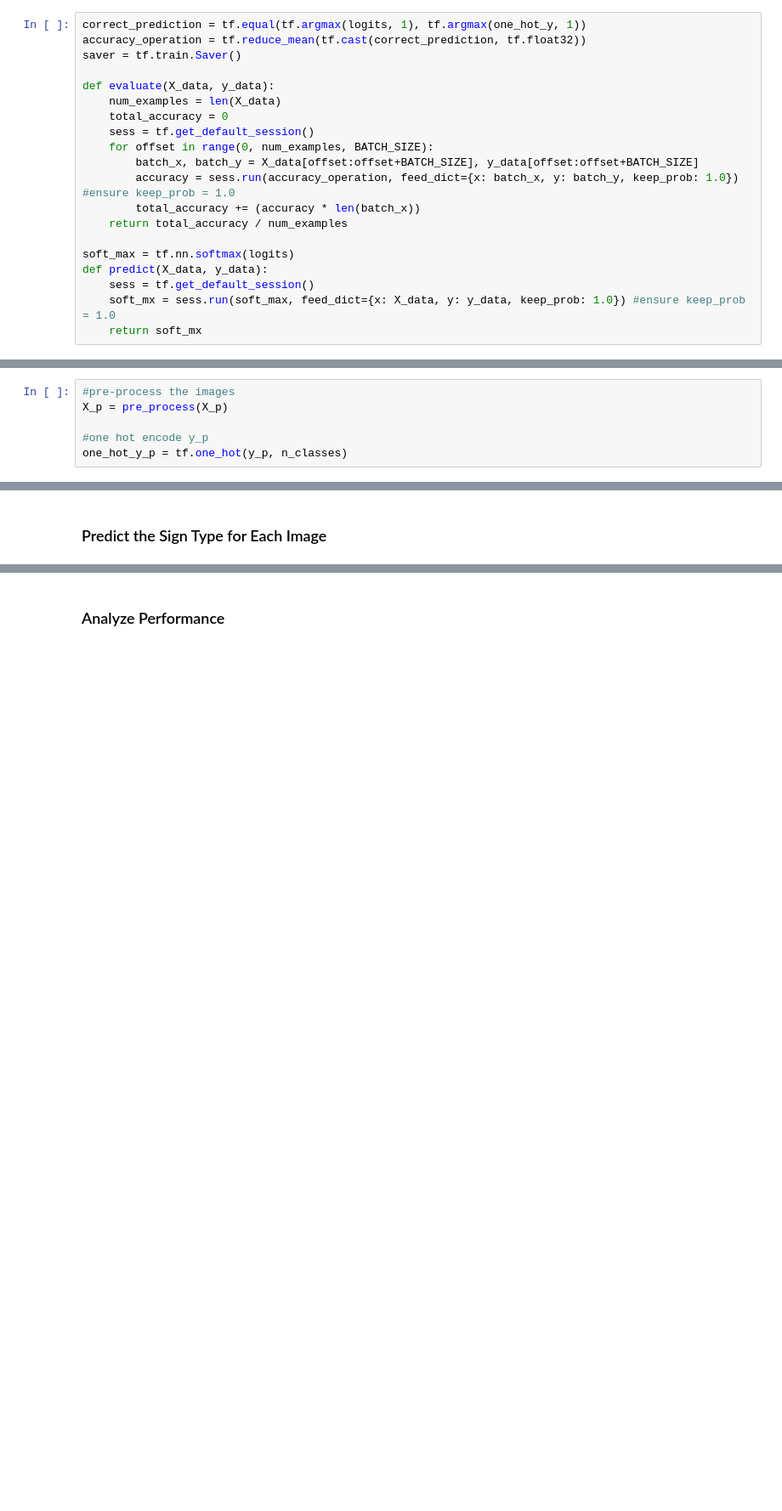
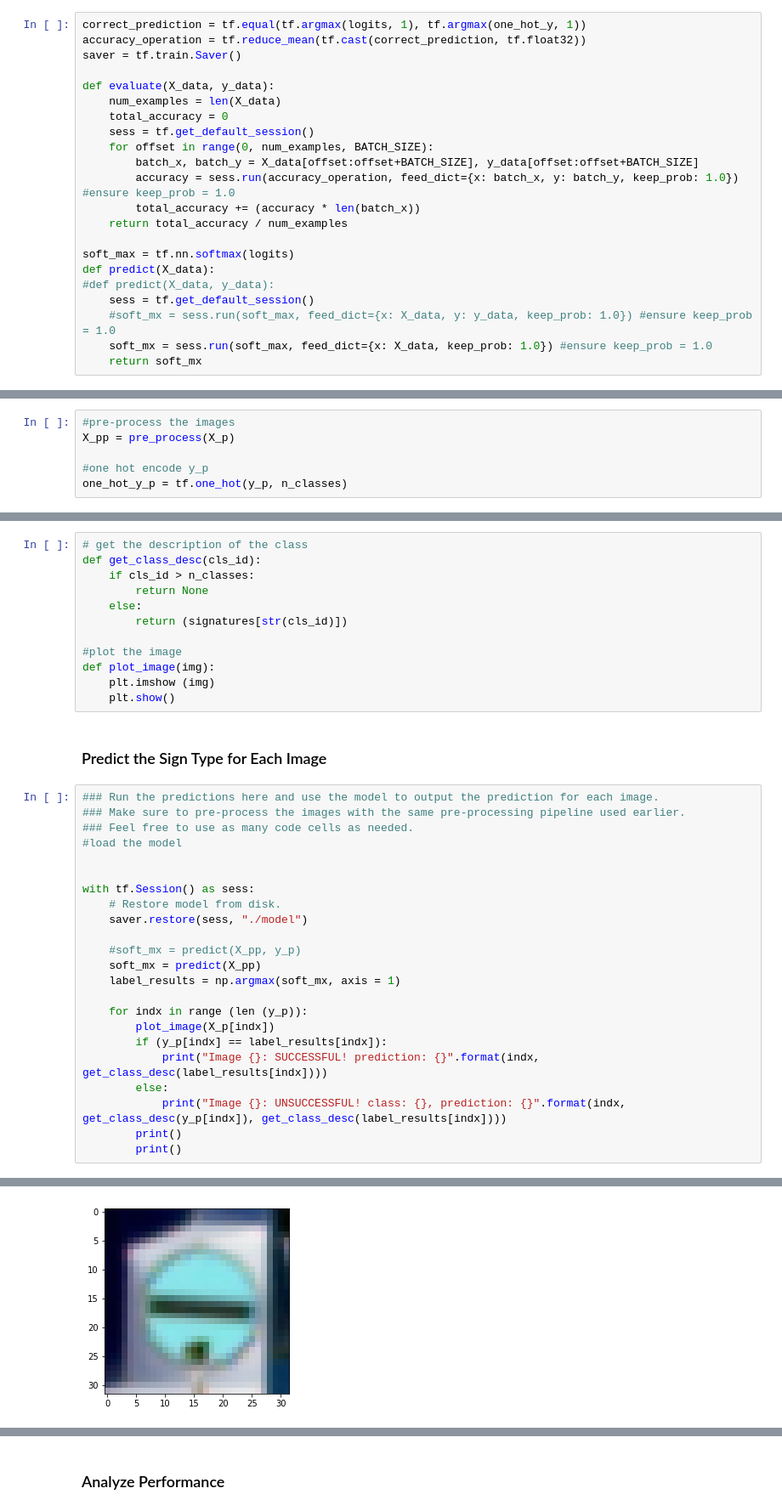
Before and after one commit to komerpoodari/CarND-Traffic-Sign-Classifier-Project, a Jupyter notebook: Traffic_Sign_Classifier.ipynb, the cells around one changed output, grey strips where cells are left out. Shown: that part at 85% size. Cells and saved outputs as stored; diff of their text form; blank space fills up the shorter version.

```diff
--- a/Traffic_Sign_Classifier.ipynb
+++ b/Traffic_Sign_Classifier.ipynb
@@ -375,9 +385,11 @@ def evaluate(X_data, y_data):
     return total_accuracy / num_examples
 
 soft_max = tf.nn.softmax(logits)
-def predict(X_data, y_data):
+def predict(X_data):
+#def predict(X_data, y_data):
     sess = tf.get_default_session()
-    soft_mx = sess.run(soft_max, feed_dict={x: X_data, y: y_data, keep_prob: 1.0}) #ensure keep_prob = 1.0
+    #soft_mx = sess.run(soft_max, feed_dict={x: X_data, y: y_data, keep_prob: 1.0}) #ensure keep_prob = 1.0
+    soft_mx = sess.run(soft_max, feed_dict={x: X_data, keep_prob: 1.0}) #ensure keep_prob = 1.0
     return soft_mx
 # %% [markdown]
 ## Train the Model
@@ -523,6 +534,6 @@ for i in range (len(y_p)):
 # %%
 #pre-process the images
-X_p = pre_process(X_p)
+X_pp = pre_process(X_p)
 
 #one hot encode y_p
 one_hot_y_p = tf.one_hot(y_p, n_classes)
@@ -529,2 +551,38 @@ one_hot_y_p = tf.one_hot(y_p, n_classes)
+# %%
+# get the description of the class
+def get_class_desc(cls_id):
+    if cls_id > n_classes:
+        return None
+    else:
+        return (signatures[str(cls_id)])
+
+#plot the image
+def plot_image(img):
+    plt.imshow (img)
+    plt.show()
 # %% [markdown]
 ### Predict the Sign Type for Each Image
+# %%
+### Run the predictions here and use the model to output the prediction for each image.
+### Make sure to pre-process the images with the same pre-processing pipeline used earlier.
+### Feel free to use as many code cells as needed.
+#load the model
+
+
+with tf.Session() as sess:
+    # Restore model from disk.
+    saver.restore(sess, "./model")
+
+    #soft_mx = predict(X_pp, y_p)
+    soft_mx = predict(X_pp)
+    label_results = np.argmax(soft_mx, axis = 1)
+
+    for indx in range (len (y_p)):
+        plot_image(X_p[indx])
+        if (y_p[indx] == label_results[indx]):
+            print("Image {}: SUCCESSFUL! prediction: {}".format(indx, get_class_desc(label_results[indx])))
+        else:
+            print("Image {}: UNSUCCESSFUL! class: {}, prediction: {}".format(indx, get_class_desc(y_p[indx]), get_class_desc(label_results[indx])))
+        print()
+        print()
+# %% [output]
@@ -530,0 +590 @@ one_hot_y_p = tf.one_hot(y_p, n_classes)
+[figure, added]
```
Also changed, not shown: parts of 19 cells of this notebook.
